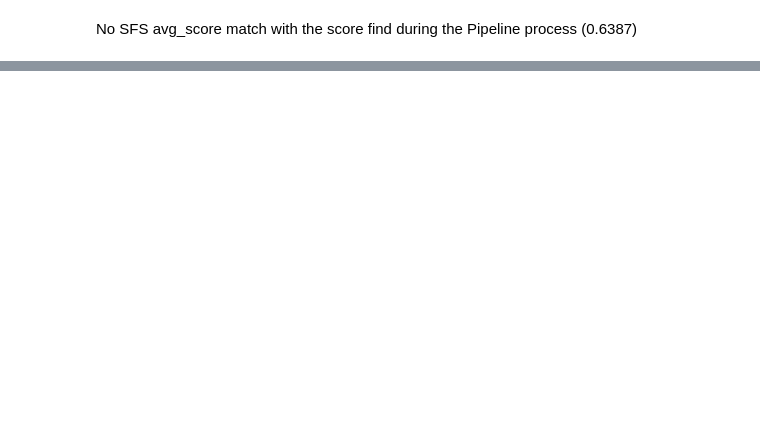
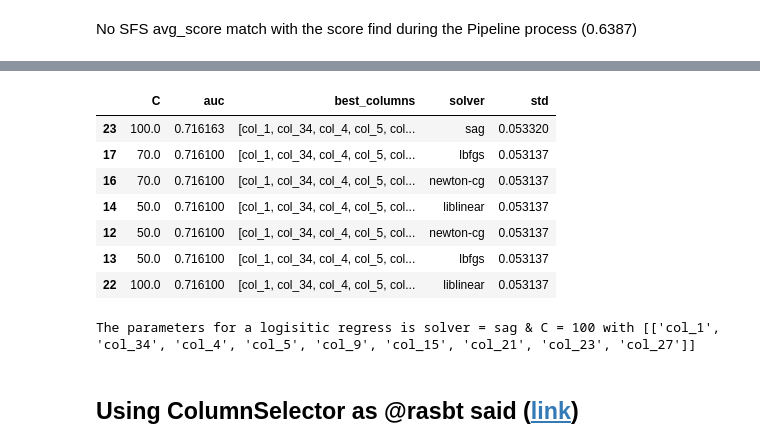
Before and after one commit to dataforgoodfr/batch-1_frateli, a Jupyter notebook: notebook/Features select and ensemble.ipynb, the cells around one changed output, grey strips where cells are left out. Drawn from its saved outputs; the diff is of its cells as text; code cells hidden in the pictures; blank space fills up the shorter version.

Commit message:
Try some manuel Tuning + FS and ColumnSelector. Stuck with Pipeline + GridsearchCV process

```diff
--- a/notebook/Features select and ensemble.ipynb
+++ b/notebook/Features select and ensemble.ipynb
@@ -553,0 +560,3 @@ Image(url="http://i.giphy.com/ePeHKwWSed0Ag.gif")
+# %%
+model_classic = LogisticRegression(class_weight='balanced', random_state=17)
+model_tuned = LogisticRegression(class_weight='balanced', solver='newton-cg', C=100.0, random_state=17)
@@ -553,0 +619,4 @@ Image(url="http://i.giphy.com/ePeHKwWSed0Ag.gif")
+# %%
+# Classic model with Features selection of Tuned model :
+scores = cross_val_score(model_classic, data[select_features_sfs_tuned], y, cv=5, scoring='roc_auc')
+print("roc_auc: %0.4f (+/- %0.2f) [%s]" % (scores.mean(), scores.std(), "Classic Model with tuned SFS"))
@@ -553,0 +629,33 @@ Image(url="http://i.giphy.com/ePeHKwWSed0Ag.gif")
+# %%
+# Model's params
+C_params = [0.01 , 1, 10, 50, 70, 100]
+solvers = ['newton-cg', 'lbfgs', 'liblinear', 'sag']
+
+my_result_list = []
+for C_param in C_params:
+    for solver in solvers:
+        print "Looking for C : %s and solver : %s" % (C_param, solver)
+        model = LogisticRegression(class_weight='balanced', random_state=17,
+                                   solver=solver, C=C_param)
+        sfs = SFS(model,
+                  k_features=len(data.columns),
+                  forward=True,
+                  floating=False,
+                  scoring='roc_auc',
+                  print_progress=False,
+                  cv=5)
+        sfs = sfs.fit(data.values, y.values)
+
+        result_sfs = pd.DataFrame.from_dict(sfs.get_metric_dict()).T
+        result_sfs.sort_values('avg_score', ascending=0, inplace=True)
+        features_sfs = result_sfs.feature_idx.head(1).tolist()
+        select_features_sfs = list(data.columns[features_sfs])
+
+        scores = cross_val_score(model, data[select_features_sfs], y, cv=5, scoring='roc_auc')
+        my_result_list.append({'C' : C_param,
+                             'solver' : solver,
+                             'auc' : scores.mean(),
+                             'std' : scores.std(),
+                             'best_columns' : select_features_sfs})
+
+my_result = pd.DataFrame(my_result_list)
@@ -553,0 +677,18 @@ Image(url="http://i.giphy.com/ePeHKwWSed0Ag.gif")
+# %%
+my_result.sort_values('auc', ascending=0, inplace=True)
+my_result.head(7)
+# %% [output]
+|  | C | auc | best_columns | solver | std |
+| 23 | 100.0 | 0.716163 | [col_1, col_34, col_4, col_5, col... | sag | 0.053320 |
+| 17 | 70.0 | 0.716100 | [col_1, col_34, col_4, col_5, col... | lbfgs | 0.053137 |
+| 16 | 70.0 | 0.716100 | [col_1, col_34, col_4, col_5, col... | newton-cg | 0.053137 |
+| 14 | 50.0 | 0.716100 | [col_1, col_34, col_4, col_5, col... | liblinear | 0.053137 |
+| 12 | 50.0 | 0.716100 | [col_1, col_34, col_4, col_5, col... | newton-cg | 0.053137 |
+| 13 | 50.0 | 0.716100 | [col_1, col_34, col_4, col_5, col... | lbfgs | 0.053137 |
+| 22 | 100.0 | 0.716100 | [col_1, col_34, col_4, col_5, col... | liblinear | 0.053137 |
+# %%
+print "The parameters for a logisitic regress is solver = sag & C = 100 with " + str(my_result.best_columns.head(1).tolist())
+# %% [output]
+The parameters for a logisitic regress is solver = sag & C = 100 with [['col_1', 'col_34', 'col_4', 'col_5', 'col_9', 'col_15', 'col_21', 'col_23', 'col_27']]
+# %% [markdown]
+## Using ColumnSelector as @rasbt said ([link](https://github.com/rasbt/mlxtend/issues/41#issuecomment-212673089))
```
Also changed, not shown: parts of 18 cells of this notebook.
